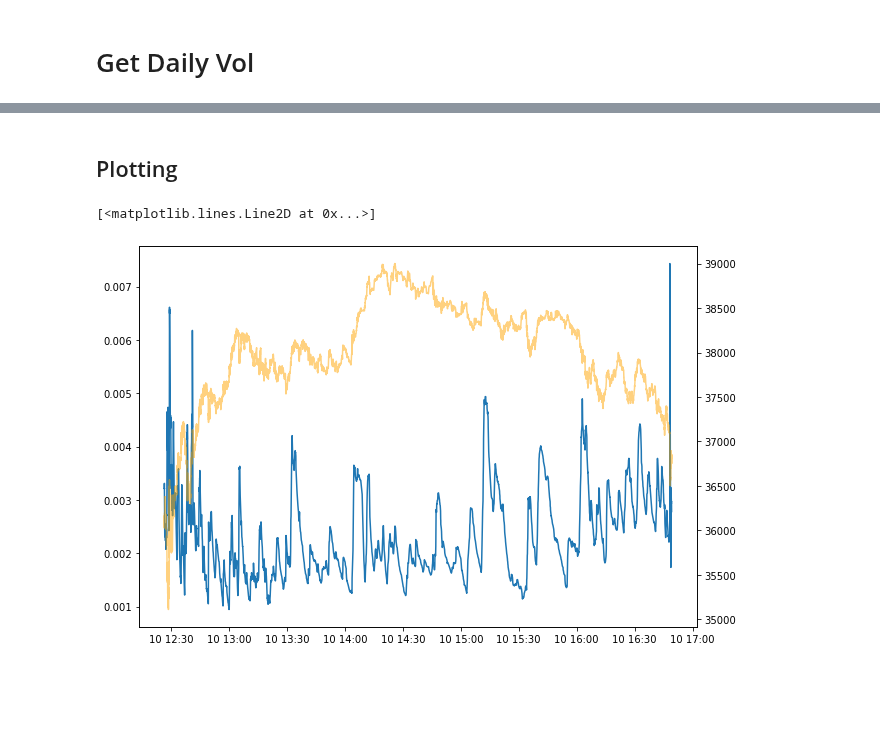
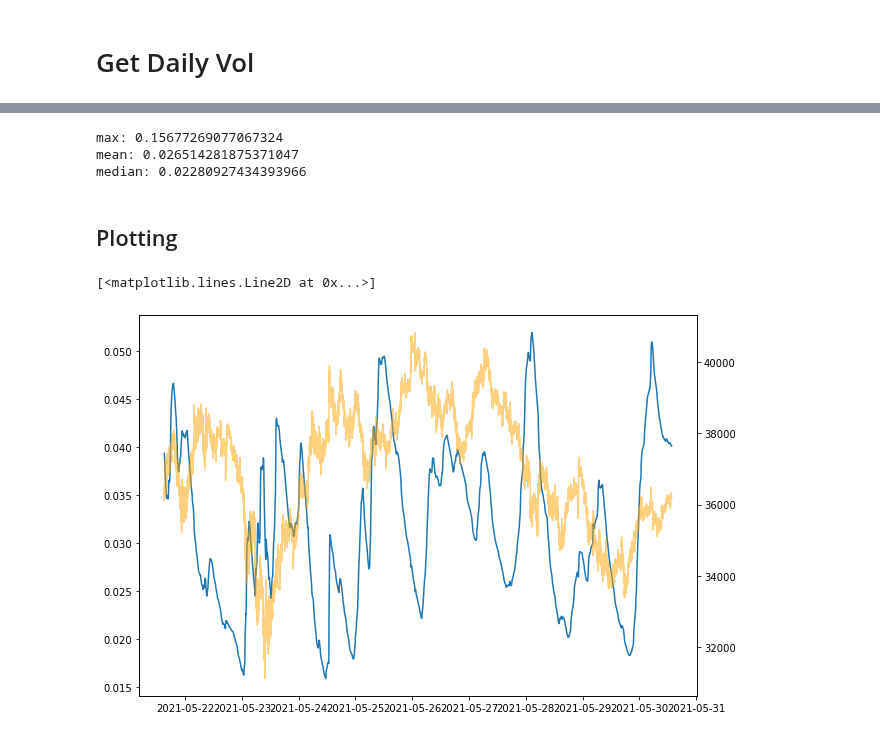
Before and after one commit to sunnymnie/bitcoin-printer, a Jupyter notebook: 3-data-labelling/1-get-daily-vol.ipynb, the cells around one changed output, grey strips where cells are left out. Saved outputs shown, nothing was run; the diff lists cells and outputs as text; code cells hidden in the pictures; blank space fills up the shorter version.

```diff
--- a/3-data-labelling/1-get-daily-vol.ipynb
+++ b/3-data-labelling/1-get-daily-vol.ipynb
@@ -6,5 +6,5 @@ import numpy as np
 import matplotlib.pyplot as plt
 import datetime
 # %%
-df = pd.read_csv("../data/testing.csv")
+df = pd.read_csv("../data/BTCUSDT-dollar-bars.csv")
 df = df.set_index(pd.to_datetime(df.time)).drop(["time"], axis=1)
@@ -11,5 +25,5 @@ df = df.set_index(pd.to_datetime(df.time)).drop(["time"], axis=1)
 # %%
-def get_daily_vol(close, span0=100):
+def get_daily_vol(close, span0=10000):
     """
     daily vol, reindexed to close
 
@@ -19,7 +33,7 @@ def get_daily_vol(close, span0=100):
     Purpose:
     use the output of this function to set default profit taking and stop-loss limit
     """
-    df0 = close.index.searchsorted(close.index-pd.Timedelta(days=1))
+    df0 = close.index.searchsorted(close.index-pd.Timedelta(days=2))
     df0=df0[df0>0]
     df0=pd.Series(close.index[df0-1], index=close.index[close.shape[0]-df0.shape[0]:])
     df0=close.loc[df0.index]/close.loc[df0.values].values-1 # daily returns
@@ -46,3 +60,11 @@ Name: close, Length: 54242, dtype: float64
+# %%
+print(f"max: {max(vol[1:])}")
+print(f"mean: {np.mean(vol)}")
+print(f"median: {np.median(vol[1:])}")
+# %% [output]
+max: 0.15677269077067324
+mean: 0.026514281875371047
+median: 0.02280927434393966
 # %%
 df["vol"] = vol
 # %%
@@ -50,14 +72,14 @@ df.to_csv("../data/progress.csv")
 # %% [markdown]
 ## Plotting
 # %%
-plot = df[50000:60000]
+plot = df[-500_000:-300_000]
 
 fig, ax = plt.subplots(figsize=(10, 7))
 
 ax.plot(plot.vol)
 
 ax1 = ax.twinx()
 ax1.plot(plot.close, color='orange', alpha=.5)
 # %% [output]
 [<matplotlib.lines.Line2D at 0x...>]
-[figure, old version]
+[figure, new version]
```
Also changed, not shown: parts of 3 cells of this notebook, 6 other files.
